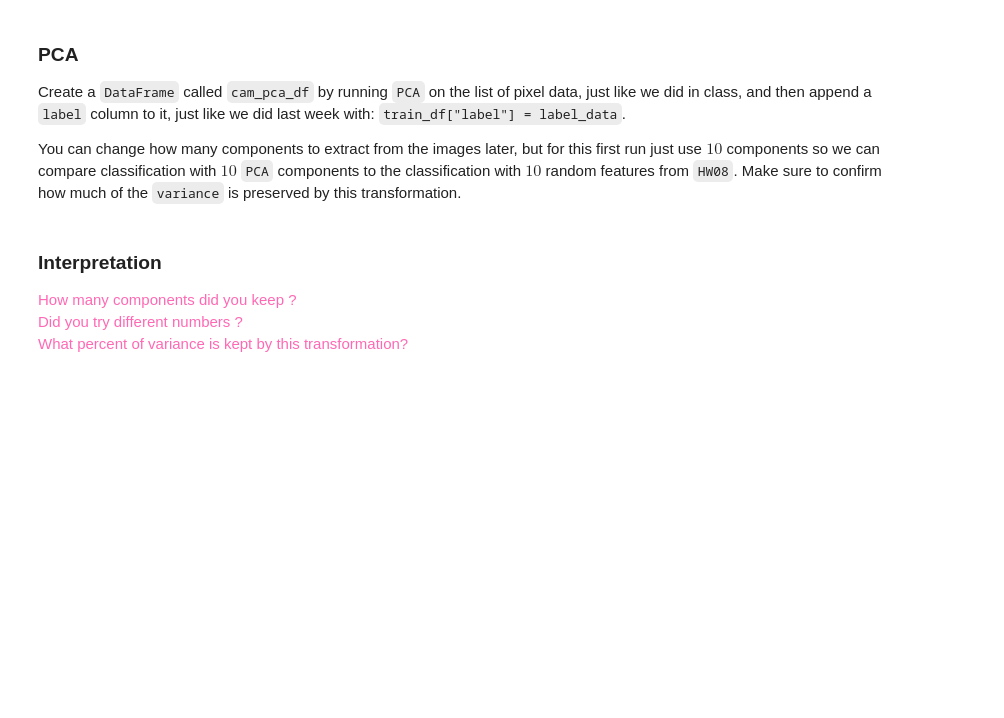
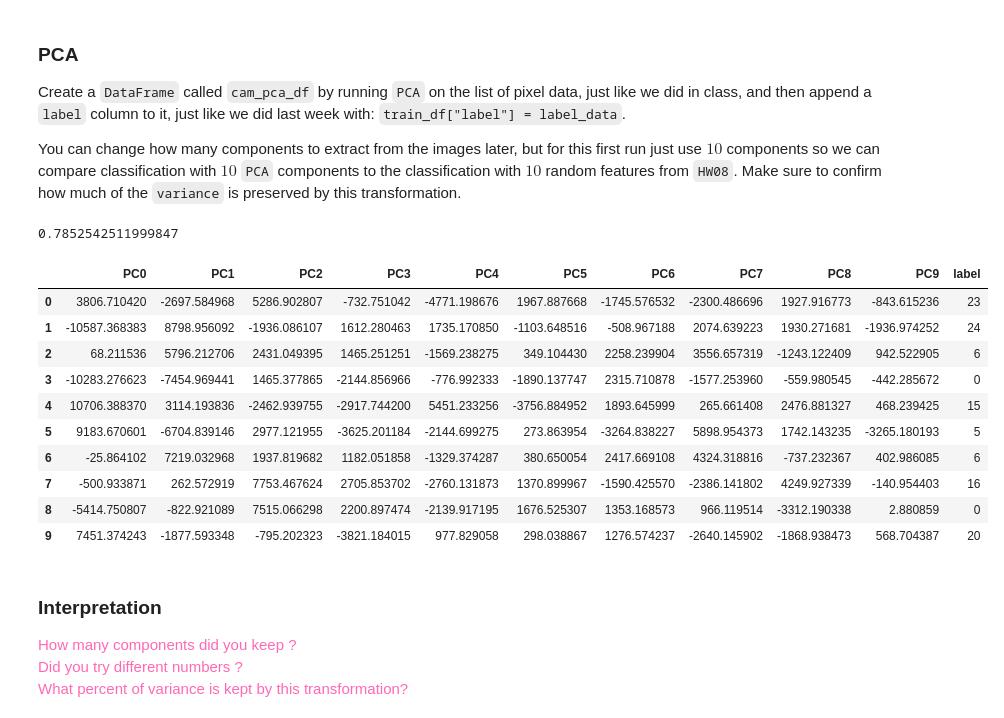
Before and after one commit to IntrotoML9103/HW_09, a Jupyter notebook: HW09.ipynb, the cells around one changed output. Drawn from its saved outputs; the diff is of its cells as text; code cells hidden in the pictures; blank space fills up the shorter version.

```diff
--- a/HW09.ipynb
+++ b/HW09.ipynb
@@ -417,9 +432,30 @@ Create a `DataFrame` called `cam_pca_df` by running `PCA` on the list of pixel d
 You can change how many components to extract from the images later, but for this first run just use $10$ components so we can compare classification with $10$ `PCA` components to the classification with $10$ random features from `HW08`.  Make sure to confirm how much of the `variance` is preserved by this transformation.
 # %%
 # TODO: run PCA, get DataFrame
+pca = PCA(n_components=10)
+cam_pca_df = pca.fit_transform(pixel_data)
+
 # TODO: add "label" column
+cam_pca_df["label"] = label_data
+
 # TODO: print variance
+print(pca.explained_variance())
+
 # TODO: take a look at the first 5 rows
+cam_pca_df[:10]
+# %% [output]
+0.7852542511999847
+|  | PC0 | PC1 | PC2 | PC3 | PC4 | PC5 | PC6 | PC7 | PC8 | PC9 | label |
+| 0 | 3806.710420 | -2697.584968 | 5286.902807 | -732.751042 | -4771.198676 | 1967.887668 | -1745.576532 | -2300.486696 | 1927.916773 | -843.615236 | 23 |
+| 1 | -10587.368383 | 8798.956092 | -1936.086107 | 1612.280463 | 1735.170850 | -1103.648516 | -508.967188 | 2074.639223 | 1930.271681 | -1936.974252 | 24 |
+| 2 | 68.211536 | 5796.212706 | 2431.049395 | 1465.251251 | -1569.238275 | 349.104430 | 2258.239904 | 3556.657319 | -1243.122409 | 942.522905 | 6 |
+| 3 | -10283.276623 | -7454.969441 | 1465.377865 | -2144.856966 | -776.992333 | -1890.137747 | 2315.710878 | -1577.253960 | -559.980545 | -442.285672 | 0 |
+| 4 | 10706.388370 | 3114.193836 | -2462.939755 | -2917.744200 | 5451.233256 | -3756.884952 | 1893.645999 | 265.661408 | 2476.881327 | 468.239425 | 15 |
+| 5 | 9183.670601 | -6704.839146 | 2977.121955 | -3625.201184 | -2144.699275 | 273.863954 | -3264.838227 | 5898.954373 | 1742.143235 | -3265.180193 | 5 |
+| 6 | -25.864102 | 7219.032968 | 1937.819682 | 1182.051858 | -1329.374287 | 380.650054 | 2417.669108 | 4324.318816 | -737.232367 | 402.986085 | 6 |
+| 7 | -500.933871 | 262.572919 | 7753.467624 | 2705.853702 | -2760.131873 | 1370.899967 | -1590.425570 | -2386.141802 | 4249.927339 | -140.954403 | 16 |
+| 8 | -5414.750807 | -822.921089 | 7515.066298 | 2200.897474 | -2139.917195 | 1676.525307 | 1353.168573 | 966.119514 | -3312.190338 | 2.880859 | 0 |
+| 9 | 7451.374243 | -1877.593348 | -795.202323 | -3821.184015 | 977.829058 | 298.038867 | 1276.574237 | -2640.145902 | -1868.938473 | 568.704387 | 20 |
 # %% [markdown]
 ### Interpretation
 
```
Also changed, not shown: parts of 3 cells of this notebook.
